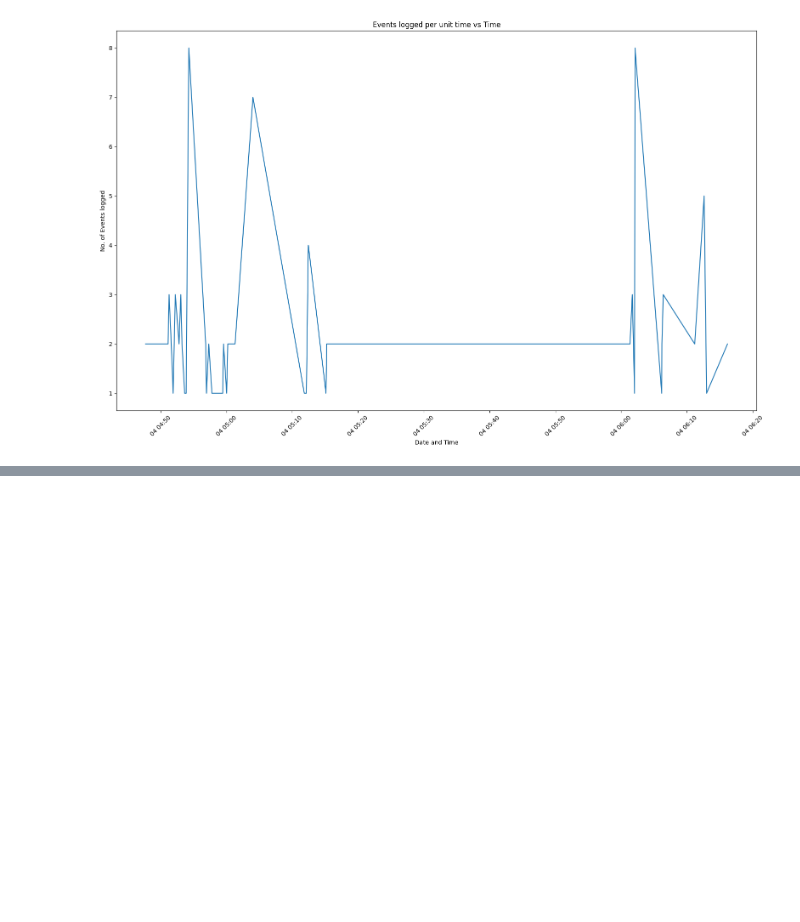
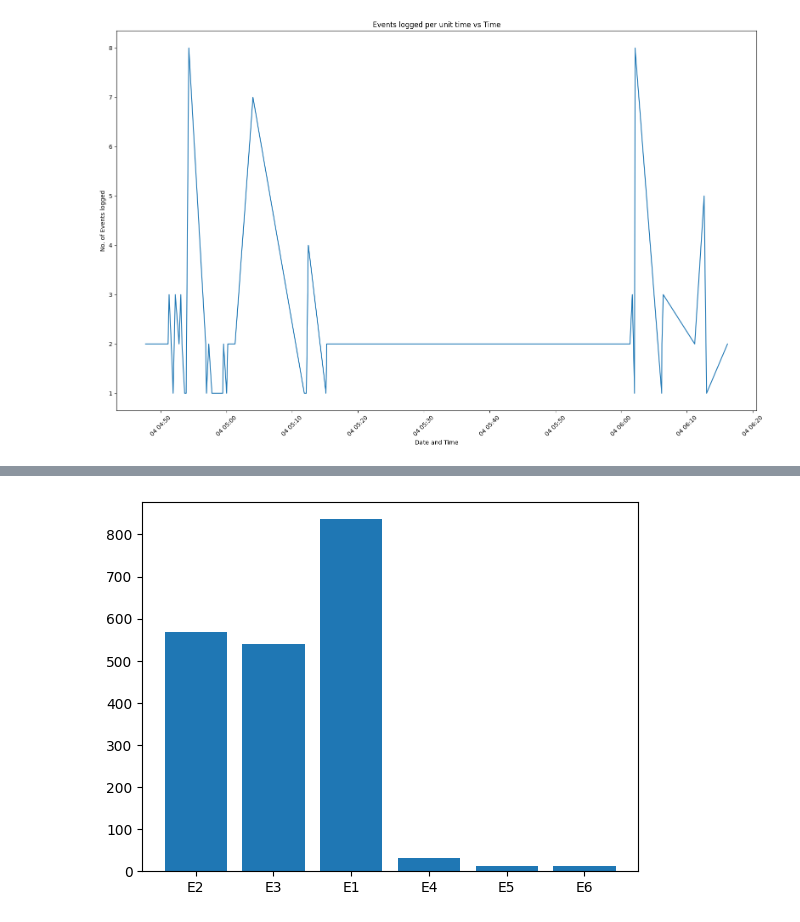
Before and after one commit to Bipin2005-dev/ProLogger, a Jupyter notebook: plotter.ipynb, the cells around one changed output, grey strips where cells are left out. Saved outputs shown, nothing was run; the diff lists cells and outputs as text; code cells hidden in the pictures; blank space fills up the shorter version.

Commit message:
Completed creating the basic version of the three charts.

```diff
--- a/plotter.ipynb
+++ b/plotter.ipynb
@@ -55,0 +54,24 @@ Hello World
+# %%
+"""
+    EVENT CODE DISTRIBUTION(BAR PLOT).
+    This one seems pretty straightforward, just count the number of each type of event and put in graph.
+"""
+
+event_dict = {}
+
+with open('output.csv', 'r') as file:
+    for line in file:
+        if line.split(',')[0] == 'LineId':
+            continue
+        event_id = line.split(',')[4]
+        if event_id in event_dict:
+            event_dict[event_id] += 1
+        else:
+            event_dict[event_id] = 1
+
+x_labels = [key for key in event_dict]
+y_labels = [event_dict[key] for key in event_dict]
+plt.bar(x_labels,y_labels)
+plt.show()
+# %% [output]
+[figure, added]
```
Also changed, not shown: parts of 3 cells of this notebook.
